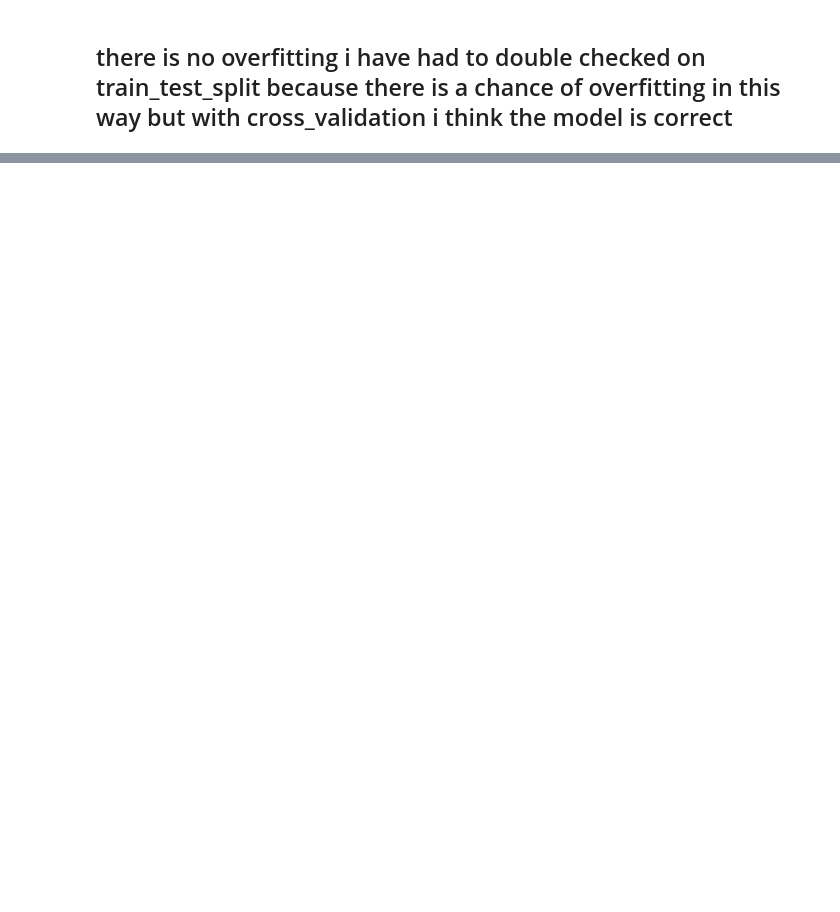
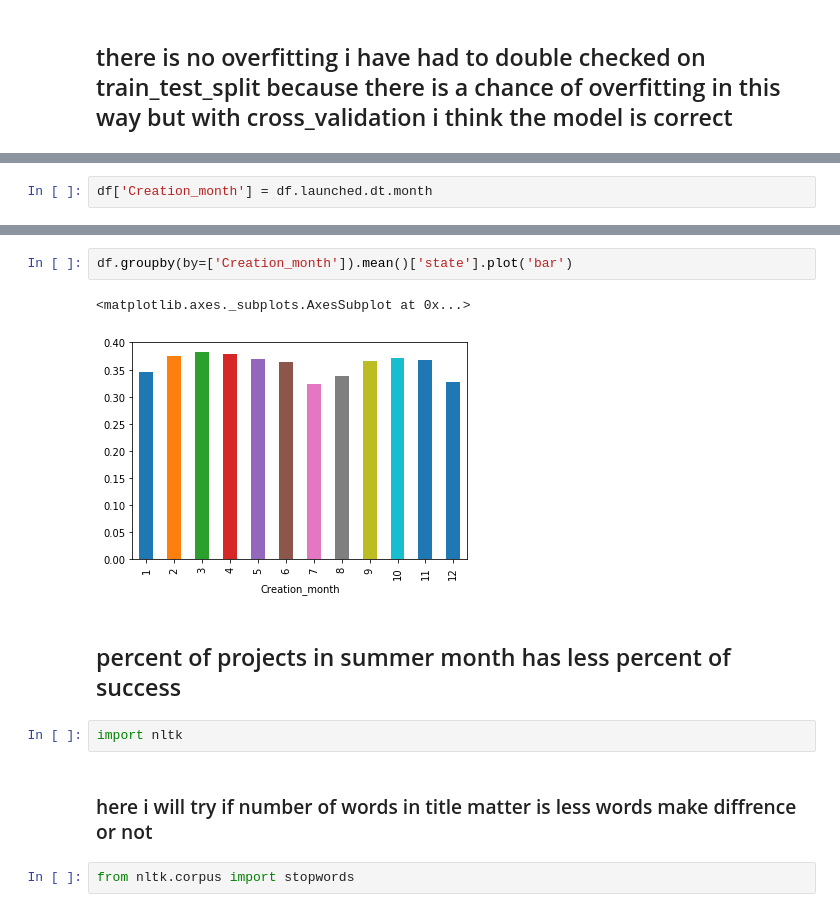
Before and after one commit to ZeadAlkhonein/Kickstarter, a Jupyter notebook: Kickstarter.ipynb, the cells around one changed output, grey strips where cells are left out. Cells and saved outputs as stored; diff of their text form; blank space fills up the shorter version.

```diff
--- a/Kickstarter.ipynb
+++ b/Kickstarter.ipynb
@@ -806,0 +864,2 @@ Accuracy: 0.89 (+/- 0.00)
+# %%
+df['Creation_month'] = df.launched.dt.month
@@ -806,0 +875,13 @@ Accuracy: 0.89 (+/- 0.00)
+# %%
+df.groupby(by=['Creation_month']).mean()['state'].plot('bar')
+# %% [output]
+<matplotlib.axes._subplots.AxesSubplot at 0x...>
+[figure, added]
+# %% [markdown]
+## percent of projects in summer month has less percent of success
+# %%
+import nltk
+# %% [markdown]
+### here i will try if number of words in title matter is less words make diffrence  or not
+# %%
+from nltk.corpus import stopwords
```
Also changed, not shown: parts of 36 cells of this notebook.
